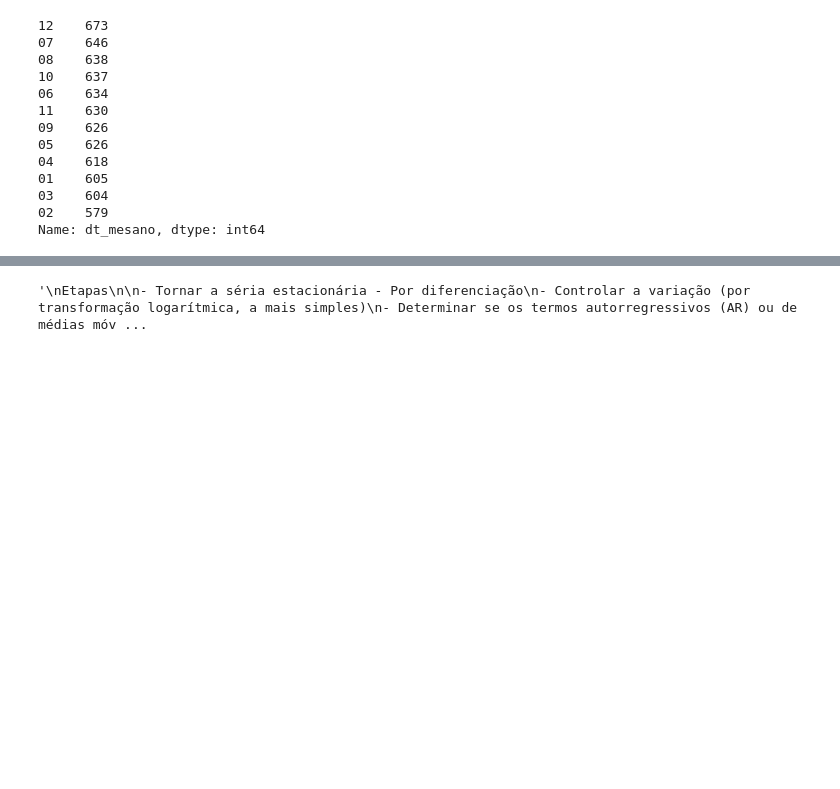
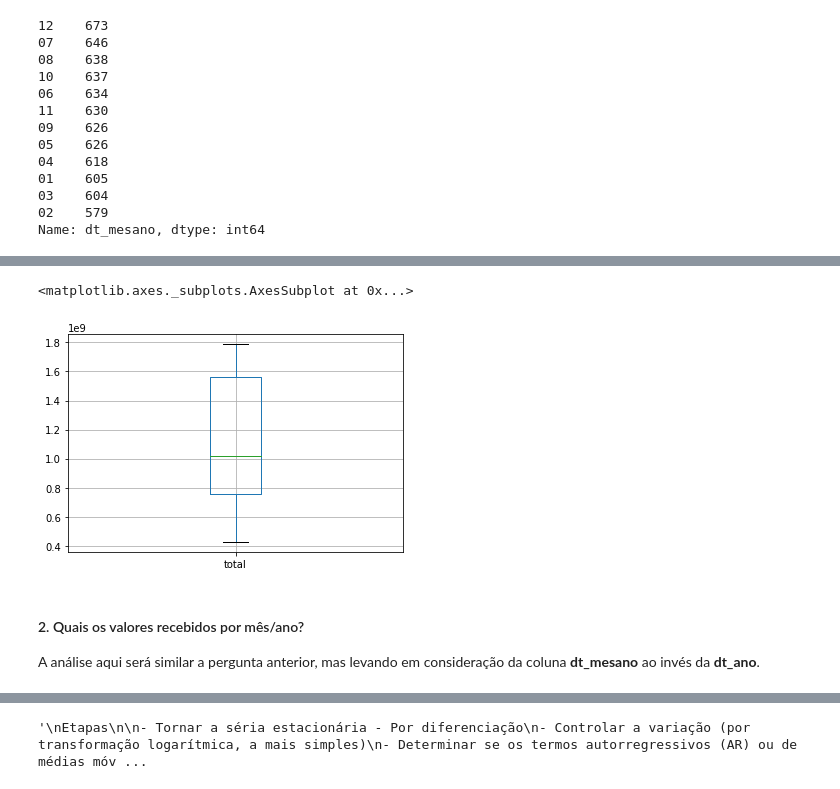
Before and after one commit to irbraga/data-science, a Jupyter notebook: tcc-puc-minas/notebooks/[TCC] Séries Temporais de Receitas Orçamentárias da Prefeitura Municipal de João Pessoa e Predição de Valores Orçamentários.ipynb, the cells around one changed output, grey strips where cells are left out. Saved outputs shown, nothing was run; the diff lists cells and outputs as text; code cells hidden in the pictures; blank space fills up the shorter version.

```diff
--- a/tcc-puc-minas/notebooks/[TCC] Séries Temporais Orçamentárias Municipal e Predição Orçamentária.ipynb
+++ b/tcc-puc-minas/notebooks/[TCC] Séries Temporais de Receitas Orçamentárias da Prefeitura Municipal de João Pessoa e Predição de Valores Orçamentários.ipynb
@@ -298,0 +237,10 @@ plt.show()
+# %%
+# Gráfico bolxplot dos totais de receitas recebidas entre os anos de 2003 e 2018
+receitas_por_ano.boxplot()
+# %% [output]
+<matplotlib.axes._subplots.AxesSubplot at 0x...>
+[figure, added]
+# %% [markdown]
+#### 2. Quais os valores recebidos por mês/ano?
+
+A análise aqui será similar a pergunta anterior, mas levando em consideração da coluna **dt_mesano** ao invés da **dt_ano**.
```
Also changed, not shown: parts of 59 cells of this notebook.
